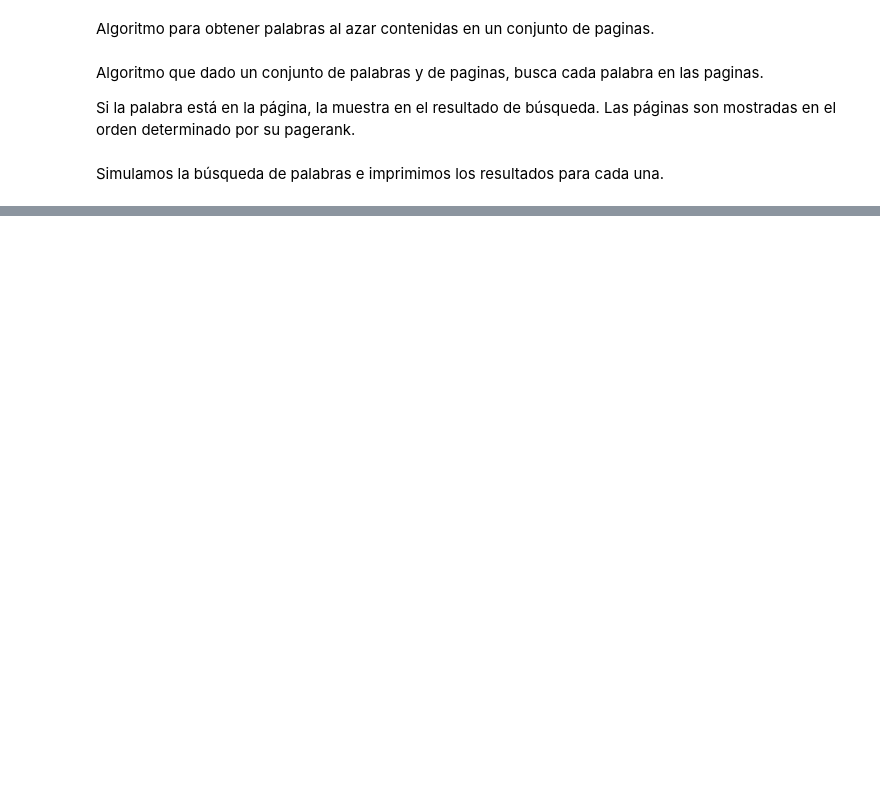
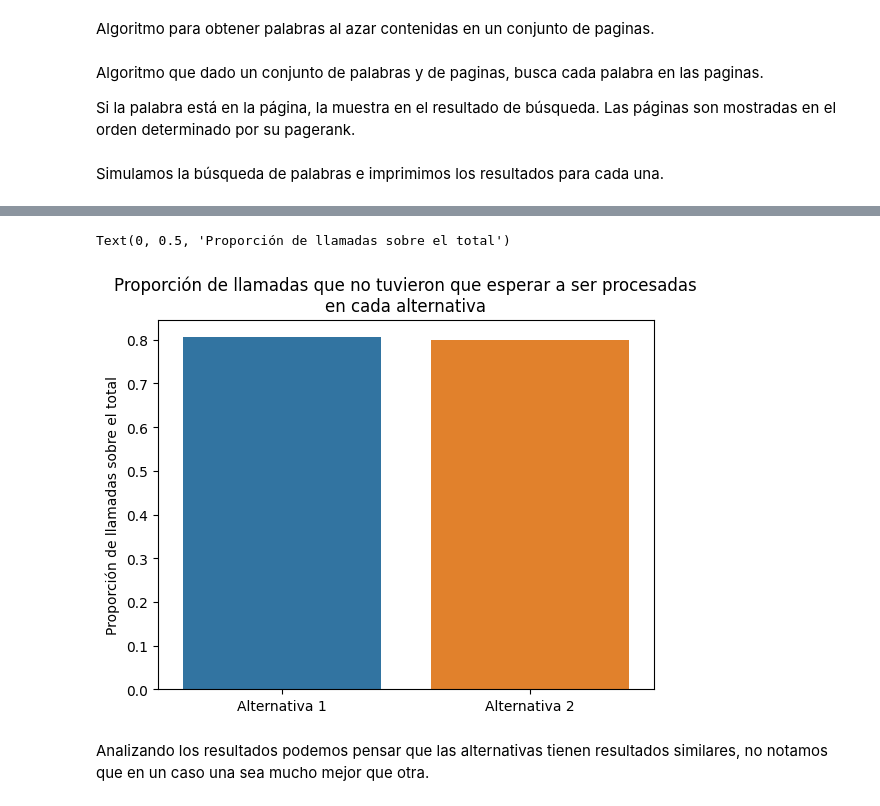
Before and after one commit to ramirogestoso/simulacion-2c-2022, a Jupyter notebook: TP2/tp2.ipynb, the cells around one changed output, grey strips where cells are left out. Saved outputs shown, nothing was run; the diff lists cells and outputs as text; code cells hidden in the pictures; blank space fills up the shorter version.

```diff
--- a/TP2/tp2.ipynb
+++ b/TP2/tp2.ipynb
@@ -248,0 +375,13 @@ De
+# %%
+sin_espera = [
+    simulacion_alternativa1['sin_esperar_probabilidad'],
+    simulacion_alternativa2['sin_esperar_probabilidad']
+]
+grf = sns.barplot(x=['Alternativa 1','Alternativa 2'], y=sin_espera)
+grf.set_title('Proporción de llamadas que no tuvieron que esperar a ser procesadas\nen cada alternativa')
+grf.set_ylabel('Proporción de llamadas sobre el total')
+# %% [output]
+Text(0, 0.5, 'Proporción de llamadas sobre el total')
+[figure, added]
+# %% [markdown]
+Analizando los resultados podemos pensar que las alternativas tienen resultados similares, no notamos que en un caso una sea mucho mejor que otra.
```
Also changed, not shown: parts of 92 cells of this notebook, 3 other files.
